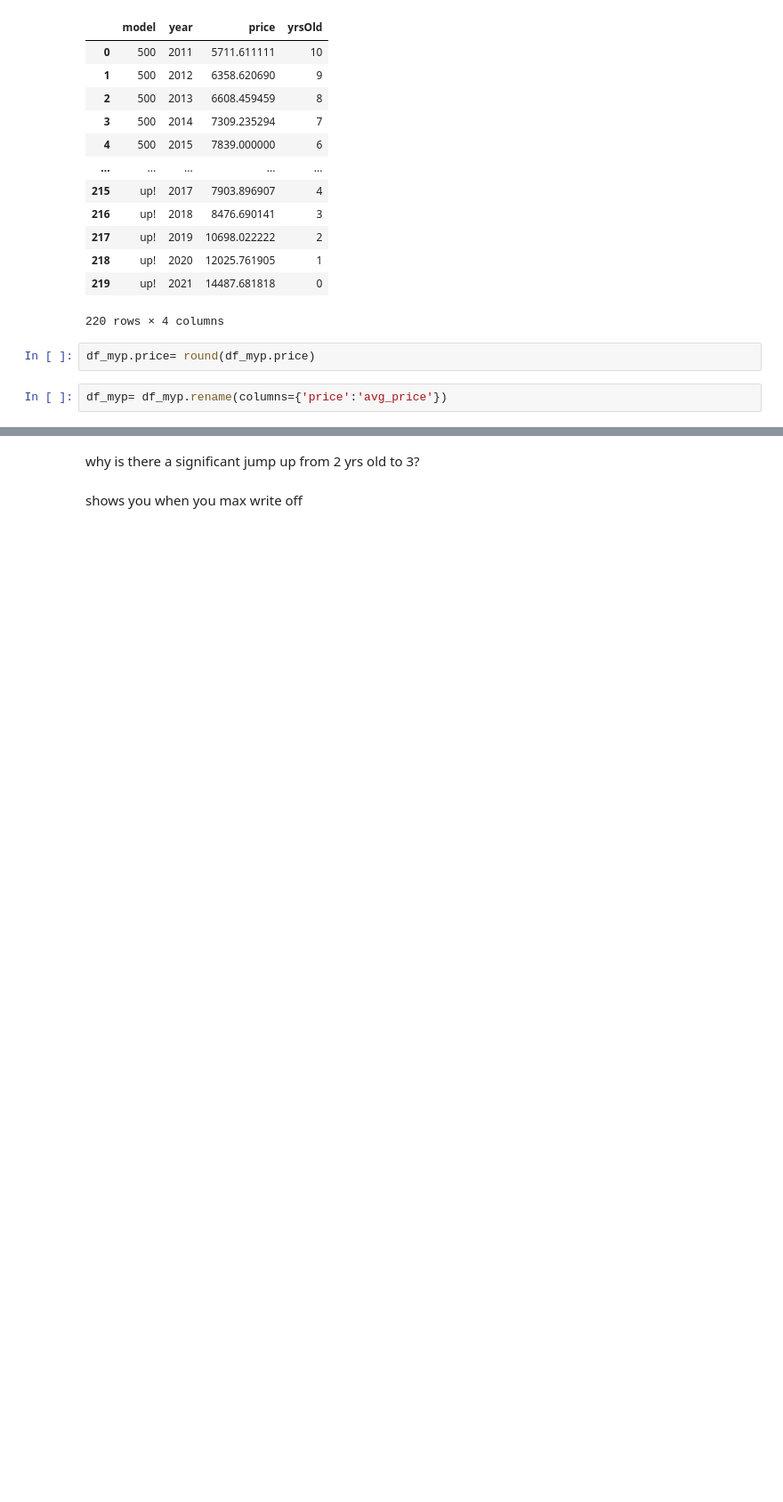
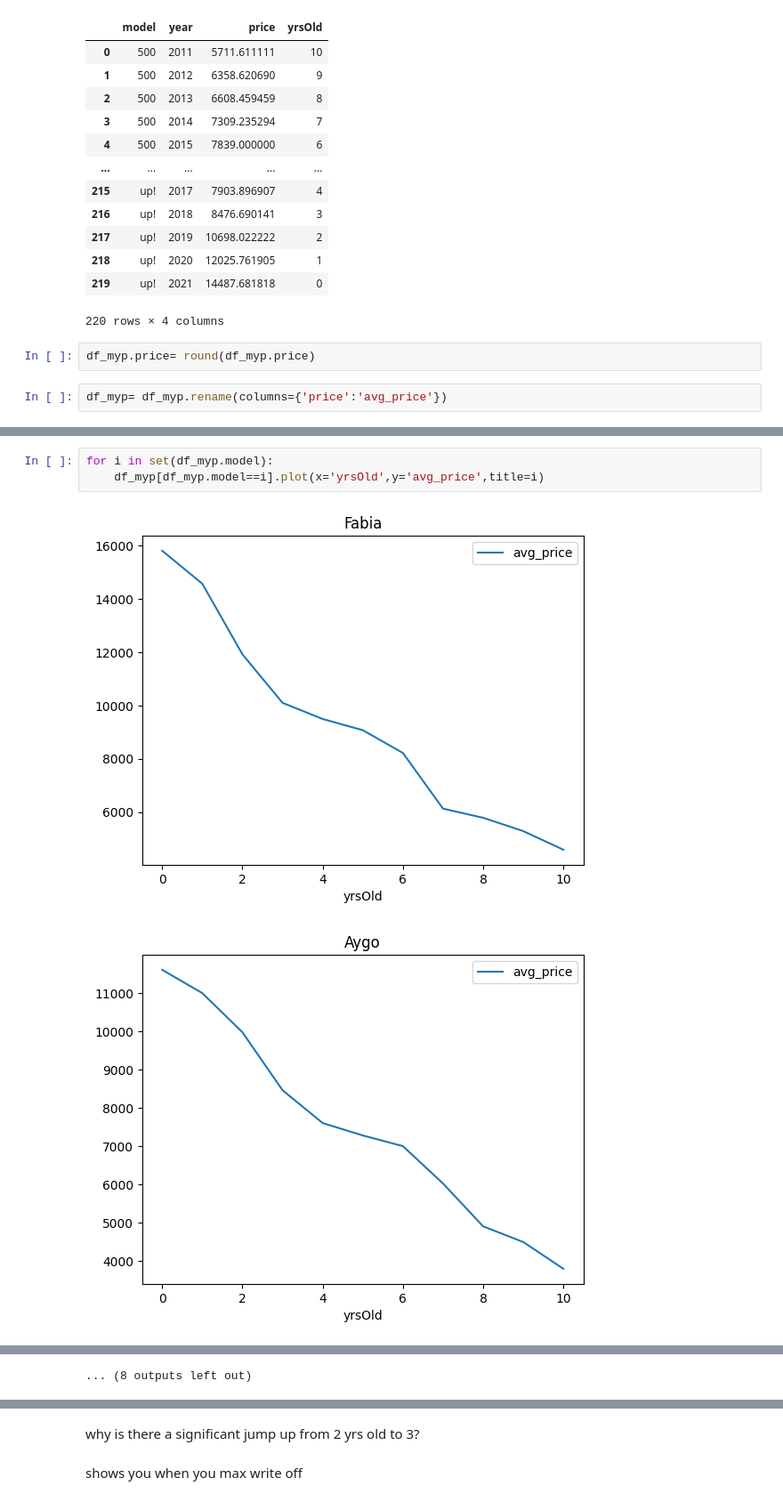
Before and after one commit to xioulin/pythonForMBAs, a Jupyter notebook: Automotive/notebooks/df_value_retention.ipynb, the cells around one changed output, grey strips where cells are left out. Shown: that part at 89% size. Cells and saved outputs as stored; diff of their text form; blank space fills up the shorter version.

```diff
--- a/Automotive/notebooks/df_value_retention.ipynb
+++ b/Automotive/notebooks/df_value_retention.ipynb
@@ -124,0 +148,6 @@ df_myp.sort_values(['model','yrsOld'])
+# %%
+for i in set(df_myp.model):
+    df_myp[df_myp.model==i].plot(x='yrsOld',y='avg_price',title=i)
+# %% [output]
+[figure, added]
+[figure, added]
@@ -124,0 +164 @@ df_myp.sort_values(['model','yrsOld'])
+... (8 outputs left out)
```
Also changed, not shown: parts of 8 cells of this notebook, 2 other files.
